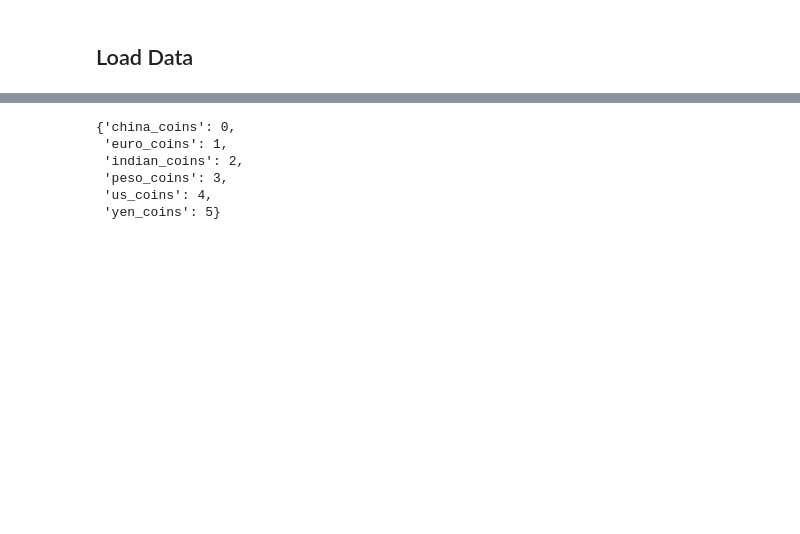
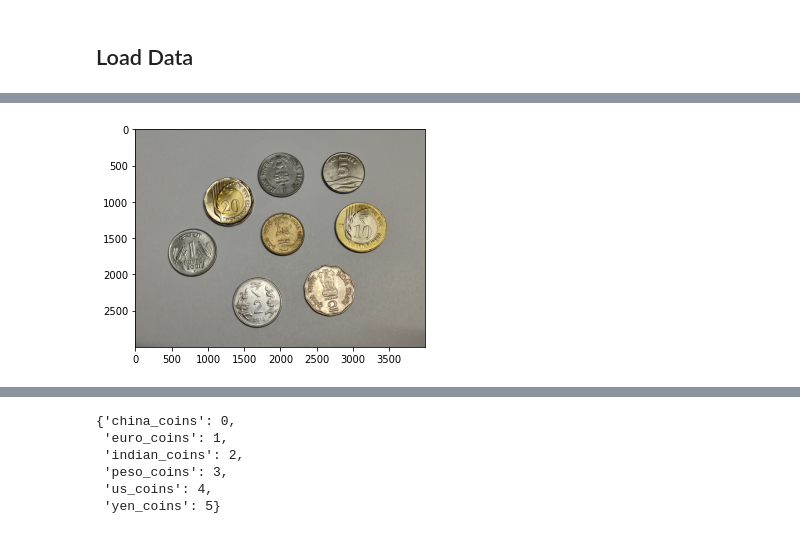
Before and after one commit to NAJOO0/2022F-Ajou-ML, a Jupyter notebook: baseline_ipynb의_사본.ipynb, the cells around one changed output, grey strips where cells are left out. Cells and saved outputs as stored; diff of their text form; code cells hidden in the pictures; blank space fills up the shorter version.

```diff
--- a/baseline_ipynb의_사본.ipynb
+++ b/baseline_ipynb의_사본.ipynb
@@ -78,0 +69,13 @@ image_transforms = {
+# %%
+import PIL
+img = PIL.Image.open('./coins_images/TEST/test_2.jpg')
+tf1 = transforms.Resize((256,256))
+tf2 = transforms.RandomHorizontalFlip()
+tf = transforms.ToTensor()
+imgt = tf1(img)
+imgt1=tf(imgt)
+imgt2=tf(img)
+# imgt=tf2(imgt)
+# imgt=tf(imgt)
+print(imgt1.size())
+print(imgt1)
@@ -78,0 +100,15 @@ image_transforms = {
+# %%
+import matplotlib.pyplot as plt
+import numpy as np
+
+# functions to show an image
+
+
+def imshow(img):
+    npimg = img.numpy()
+    plt.imshow(np.transpose(npimg, (1, 2, 0)))
+    plt.show()
+# %%
+imshow(imgt2)
+# %% [output]
+[figure, added]
```
Also changed, not shown: parts of 36 cells of this notebook.
